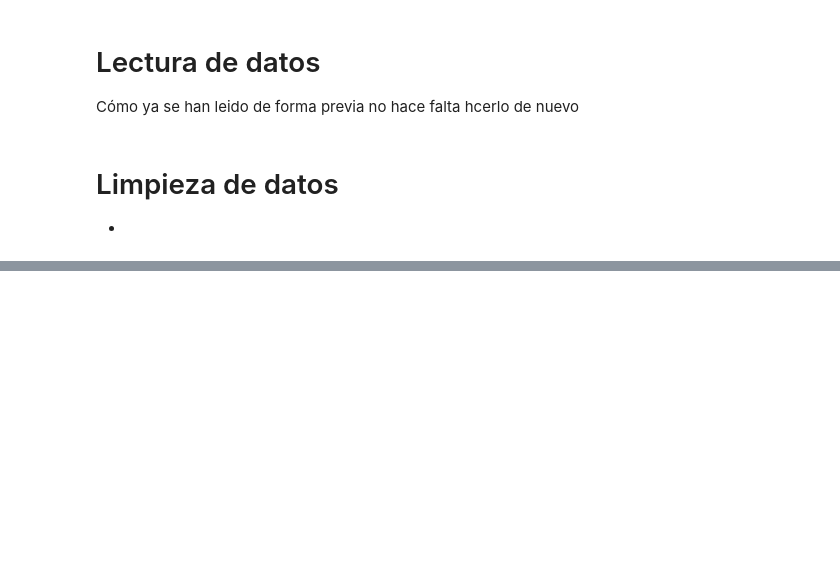
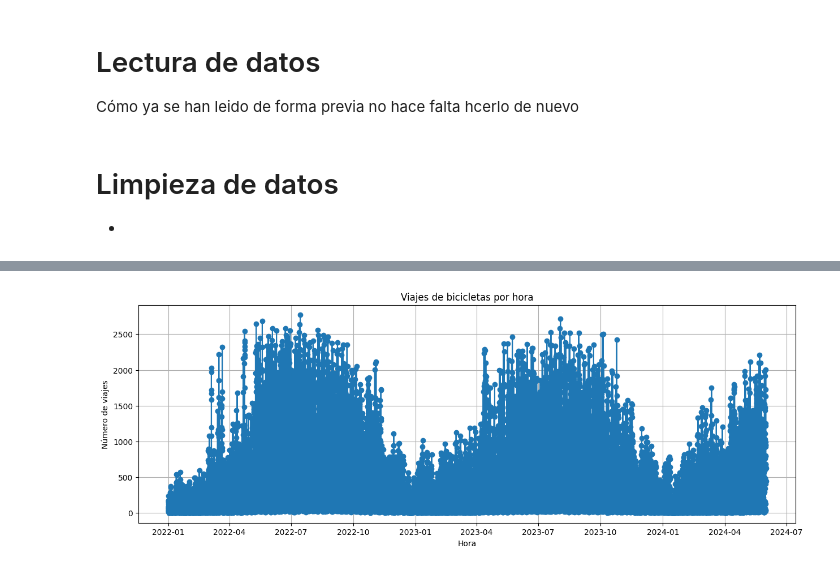
Before and after one commit to cavero00/bicycles_use_predictor, a Jupyter notebook: preprocesingScripts/bicycles/bicyclesDataPreprocesing_3.ipynb, the cells around one changed output, grey strips where cells are left out. Saved outputs shown, nothing was run; the diff lists cells and outputs as text; code cells hidden in the pictures; blank space fills up the shorter version.

```diff
--- a/preprocesingScripts/bicycles/bicyclesDataPreprocesing_3.ipynb
+++ b/preprocesingScripts/bicycles/bicyclesDataPreprocesing_3.ipynb
@@ -44,0 +46,5 @@ AttributeError: 'Data' object has no attribute 'to_pickle'
+# %%
+with open("../../data/bicycles/df_bicycles_preprocesed.pk1", "rb") as f:
+    df_bicycles = pickle.load(f)
+
+df_bicycles['started_at'].max()
@@ -44,0 +53,7 @@ AttributeError: 'Data' object has no attribute 'to_pickle'
+# %%
+df = df_bicycles.set_index('started_at')
+
+# Contar viajes por hora
+viajes_por_hora = df.resample('H').size().reset_index(name='num_viajes')
+
+print(viajes_por_hora)
@@ -44,0 +78,12 @@ AttributeError: 'Data' object has no attribute 'to_pickle'
+# %%
+import matplotlib.pyplot as plt
+
+plt.figure(figsize=(15,5))
+plt.plot(viajes_por_hora['started_at'], viajes_por_hora['num_viajes'], marker='o')
+plt.xlabel('Hora')
+plt.ylabel('Número de viajes')
+plt.title('Viajes de bicicletas por hora')
+plt.grid(True)
+plt.show()
+# %% [output]
+[figure, added]
```
Also changed, not shown: parts of 4 cells of this notebook, 6 other files.
